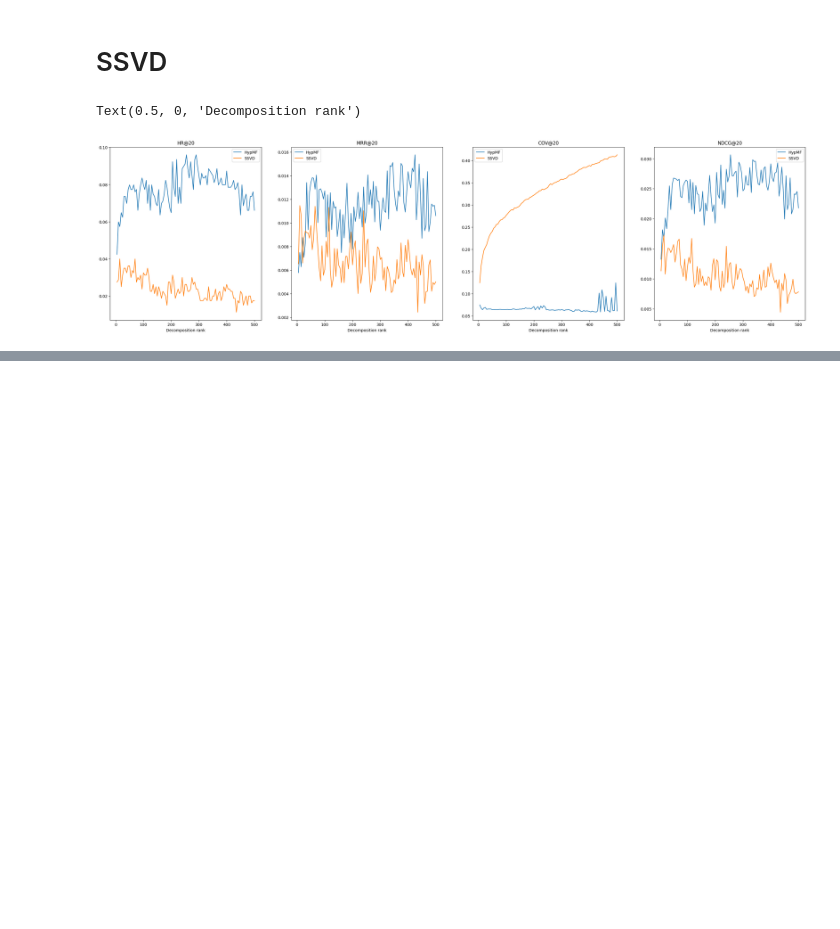
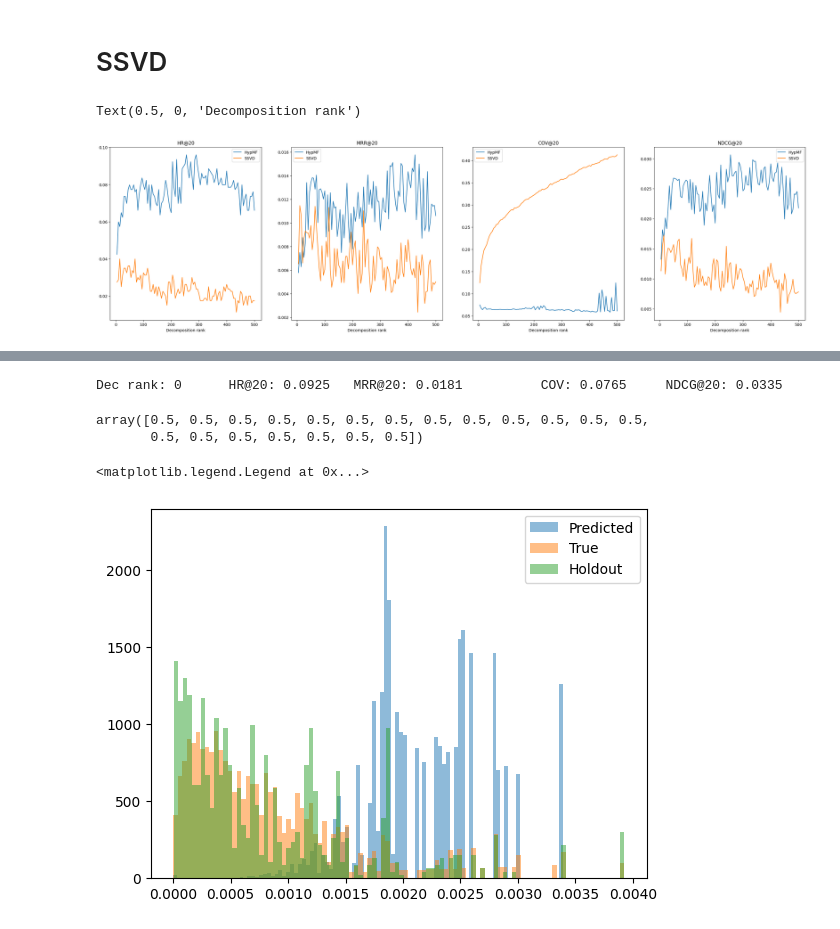
Before and after one commit to Arioll/HyperbolicMF, a Jupyter notebook: movielens_data.ipynb, the cells around one changed output, grey strips where cells are left out. Saved outputs shown, nothing was run; the diff lists cells and outputs as text; code cells hidden in the pictures; blank space fills up the shorter version.

```diff
--- a/movielens_data.ipynb
+++ b/movielens_data.ipynb
@@ -65,7 +65,7 @@ training_source
 # %% [markdown]
 # Preprocessing
 # %%
-train_val, test_val, hold_val = timepoint_split(training_source)
+train_val, test_val, hold_val = timepoint_split(training_source, time_split_q=0.9)
 train_val, test_val, hold_val, data_index = transform_data(train_val, test_val, hold_val)
 # %%
 data_description = {
@@ -232,0 +249,11 @@ Text(0.5, 0, 'Decomposition rank')
+# %%
+train_interations, train_data = generate_interactions_matrix(train_val, data_description, False, backend=cp)
+test_interations, test_data = generate_interactions_matrix(test_val, data_description, True, backend=cp)
+
+model = HyperbolicMF(sigma_U=1e-2, sigma_V=1e-2, backend=cp)
+losses, U_n, V_n = model.fit(train_interations, train_data, num_epochs=50, learning_rate=1e-4, decomposition_rank=50, batch_size=200)
+
+test_user_inds, U_norms = model.add_unknown_user(test_interations, test_data, n_iters=100, lr=1e-4, batch_size=200) # Add unknown users to user_matrix of our model
+preds = model.predict(test_user_inds, np.arange(data_description['n_items'])) # Predict probabilities for unknown users
+downvote_seen_items(preds, test_val, data_description)
+preds = cp.argsort(preds)[:, -20:].get()
@@ -232,0 +278,5 @@ Text(0.5, 0, 'Decomposition rank')
+# %%
+hr, mrr, cov, ndcg = model_evaluate(preds, hold_val, data_description, topn=20) # The score upper the first baseline without choosing hyperparameters for not fully tuned model
+print(f'Dec rank: {0} \t HR@20: {float(hr):.4f} \t MRR@20: {float(mrr):.4f} \t COV: {float(cov):.4f} \t NDCG@20: {float(ndcg):.4f}')
+# %% [output]
+Dec rank: 0      HR@20: 0.0925   MRR@20: 0.0181          COV: 0.0765     NDCG@20: 0.0335
@@ -232,0 +287,44 @@ Text(0.5, 0, 'Decomposition rank')
+# %%
+model.predict(np.arange(20), np.arange(20)).max(axis=1)
+# %% [output]
+array([0.5, 0.5, 0.5, 0.5, 0.5, 0.5, 0.5, 0.5, 0.5, 0.5, 0.5, 0.5, 0.5,
+       0.5, 0.5, 0.5, 0.5, 0.5, 0.5, 0.5])
+# %%
+preds_r = preds.ravel()
+freq_preds = []
+freqs = {}
+for p in preds_r:
+    if p in freqs:
+        freq_preds.append(freqs[p])
+    else:
+        f = (train_val['movieid'] == p).sum() / len(train_val)
+        freqs[p] = f
+        freq_preds.append(f)
+plt.hist(np.array(freq_preds).ravel(), bins=100, density=True, label='Predicted', alpha=0.5)
+
+freq_train = []
+freqs = {}
+for p in train_val['movieid']:
+    if p in freqs:
+        freq_train.append(freqs[p])
+    else:
+        f = (train_val['movieid'] == p).sum() / len(train_val)
+        freqs[p] = f
+        freq_train.append(f)
+plt.hist(np.array(freq_train).ravel(), bins=100, density=True, label='True', alpha=0.5)
+plt.legend()
+
+freq_train = []
+freqs = {}
+for p in hold_val['movieid']:
+    if p in freqs:
+        freq_train.append(freqs[p])
+    else:
+        f = (train_val['movieid'] == p).sum() / len(train_val)
+        freqs[p] = f
+        freq_train.append(f)
+plt.hist(np.array(freq_train).ravel(), bins=100, density=True, label='Holdout', alpha=0.5)
+plt.legend()
+# %% [output]
+<matplotlib.legend.Legend at 0x...>
+[figure, added]
```
Also changed, not shown: parts of 28 cells of this notebook, 4 other files.
